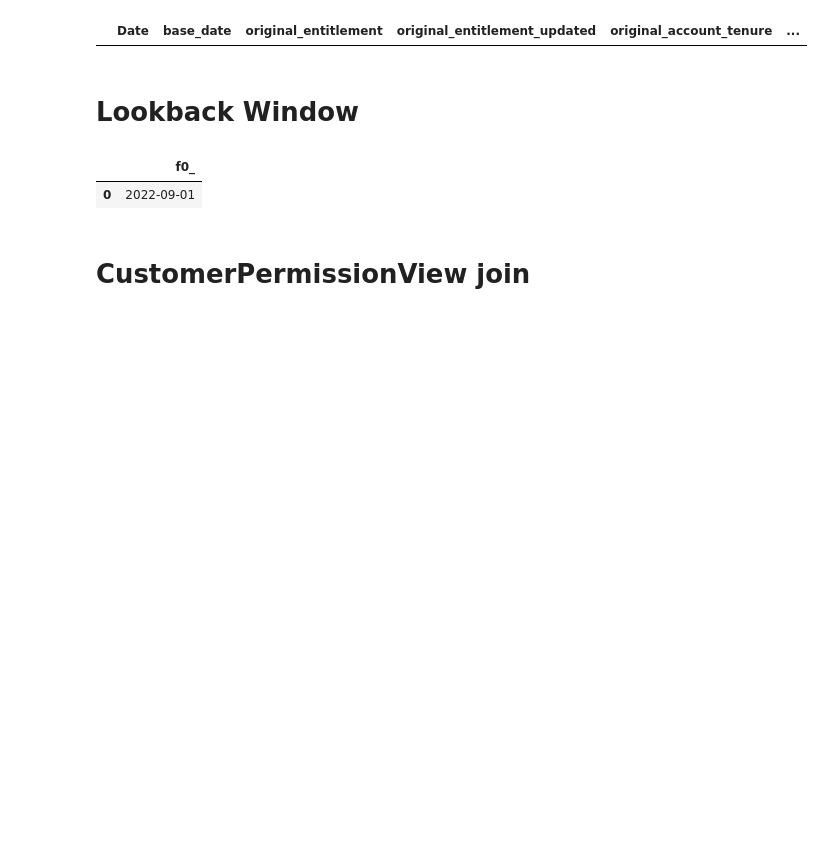
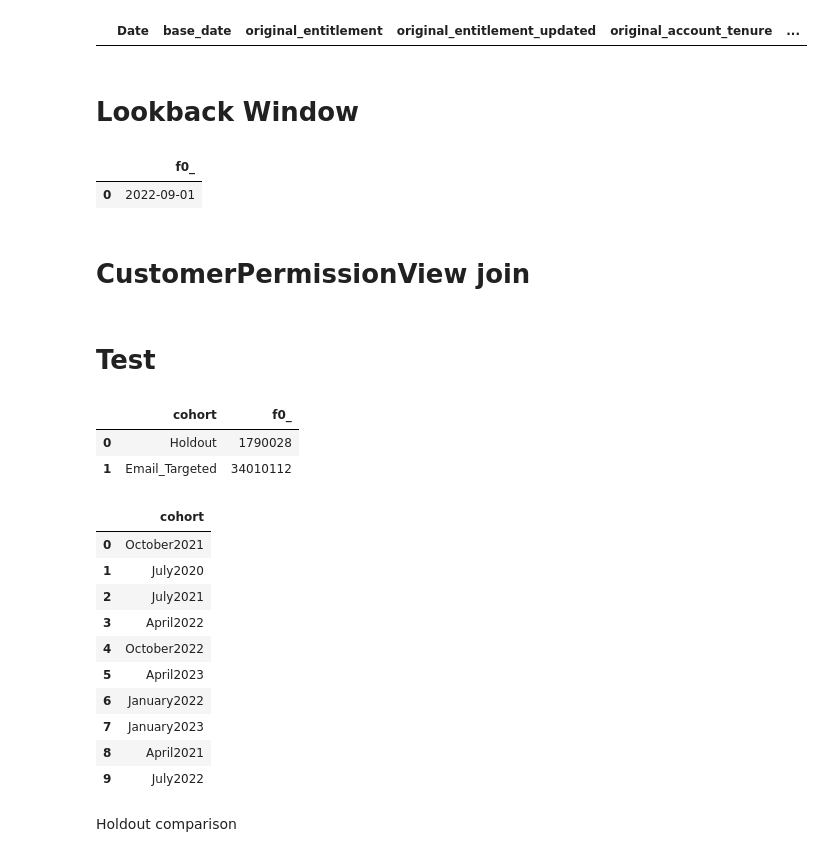
Before and after one commit to sandersli-nbc/CRM-Dashboard, a Jupyter notebook: test.ipynb, the cells around one changed output. Cells and saved outputs as stored; diff of their text form; code cells hidden in the pictures; blank space fills up the shorter version.

```diff
--- a/test.ipynb
+++ b/test.ipynb
@@ -662,3 +662,35 @@ CREATE OR REPLACE TABLE `nbcu-ds-sandbox-a-001.SLi_sandbox.All_Cohorts_v4_Jan23`
     ON a.adobe_tracking_id = unsub.adobe_tracking_id
     WHERE unsub.adobe_tracking_id IS NULL
 )
+# %% [markdown]
+# Test
+# %%
+%%bigquery --project nbcu-ds-sandbox-a-001
+SELECT  cohort
+       ,COUNT(aid)
+FROM `nbcu-ds-sandbox-a-001.SLi_sandbox.All_Cohorts_v4_Jan23` a
+LEFT JOIN `nbcu-ds-sandbox-a-001.SLi_sandbox.Video_Viewing_v4_Jan23` video
+ON a.aid = video.adobe_tracking_id
+GROUP BY  1
+# %% [output]
+|  | cohort | f0_ |
+| 0 | Holdout | 1790028 |
+| 1 | Email_Targeted | 34010112 |
+# %%
+%%bigquery --project nbcu-ds-sandbox-a-001
+select distinct cohort
+FROM `nbcu-ds-prod-001.PeacockDataMartMarketingGold.HOLDOUT_GROUP`
+# %% [output]
+|  | cohort |
+| 0 | October2021 |
+| 1 | July2020 |
+| 2 | July2021 |
+| 3 | April2022 |
+| 4 | October2022 |
+| 5 | April2023 |
+| 6 | January2022 |
+| 7 | January2023 |
+| 8 | April2021 |
+| 9 | July2022 |
+# %% [markdown]
+Holdout comparison
```
Also changed, not shown: parts of 3 cells of this notebook, 4 other files.
